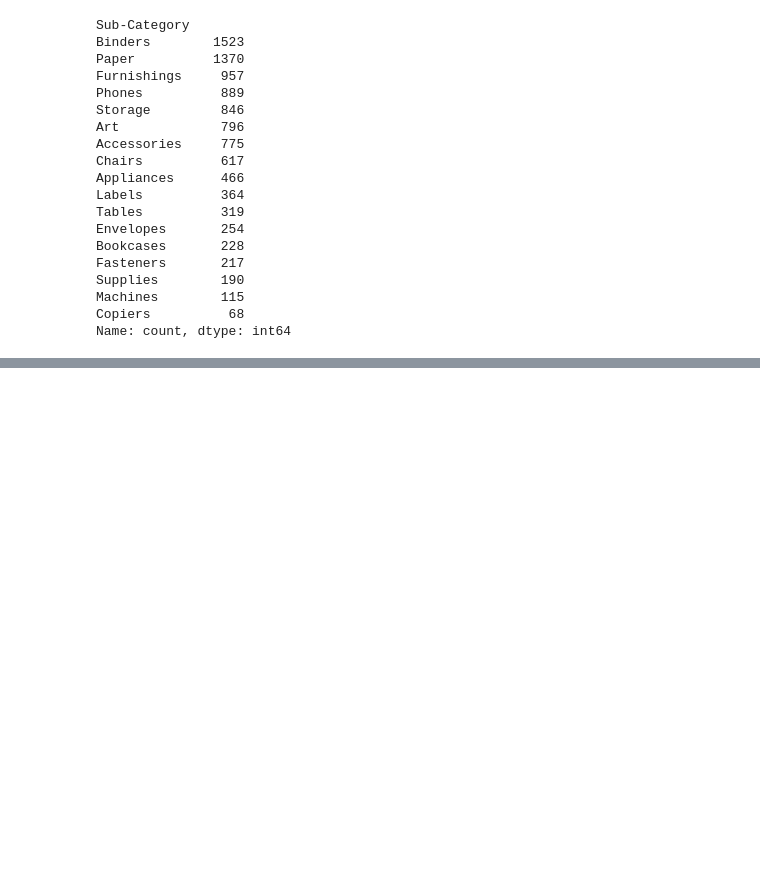
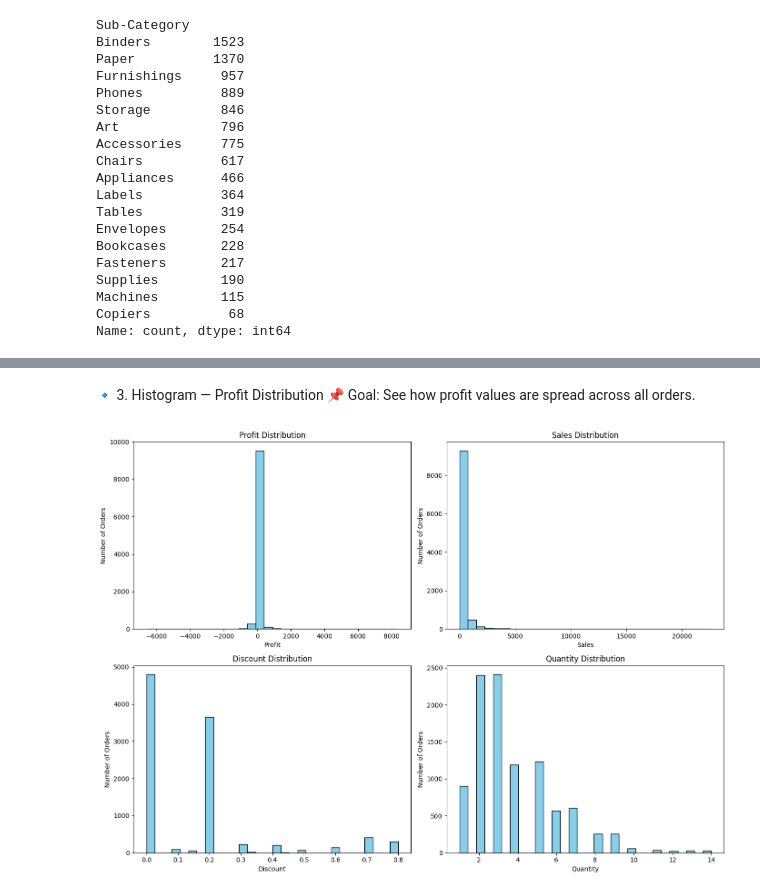
Before and after one commit to nikhil09012004/E-Commerce_Data_Analysis, a Jupyter notebook: project.ipynb, the cells around one changed output, grey strips where cells are left out. Saved outputs shown, nothing was run; the diff lists cells and outputs as text; code cells hidden in the pictures; blank space fills up the shorter version.

```diff
--- a/project.ipynb
+++ b/project.ipynb
@@ -213,0 +264,23 @@ Name: count, dtype: int64
+# %% [markdown]
+🔹 3. Histogram — Profit Distribution
+📌 Goal: See how profit values are spread across all orders.
+# %%
+
+
+# Define the numeric columns to plot
+columns_to_plot = ['Profit', 'Sales', 'Discount', 'Quantity']
+
+# Set up the subplot grid
+plt.figure(figsize=(14, 10))
+
+for i, col in enumerate(columns_to_plot, 1):
+    plt.subplot(2, 2, i)
+    plt.hist(df[col], bins=30, color='skyblue', edgecolor='black')
+    plt.title(f'{col} Distribution')
+    plt.xlabel(col)
+    plt.ylabel('Number of Orders')
+
+plt.tight_layout()
+plt.show()
+# %% [output]
+[figure, added]
```
Also changed, not shown: parts of 11 cells of this notebook.
